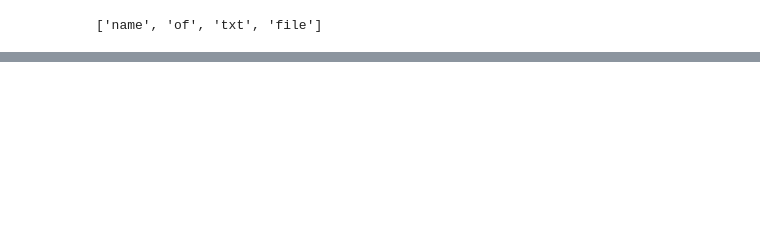
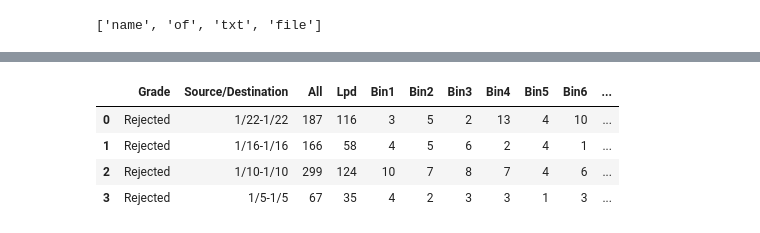
Before and after one commit to anhvo31/wafer-particles, a Jupyter notebook: Data_Summary_Analysis.ipynb, the cells around one changed output, grey strips where cells are left out. Cells and saved outputs as stored; diff of their text form; code cells hidden in the pictures; blank space fills up the shorter version.

```diff
--- a/Data_Summary_Analysis.ipynb
+++ b/Data_Summary_Analysis.ipynb
@@ -181,0 +201,10 @@ LONG TEST
+# %%
+# removes irrelevant rows
+df = df.drop([0, 1, 3, 4, 5, 12, 13, 14, 15, 17]).reset_index(drop=True)
+df
+# %% [output]
+|  | Grade | Source/Destination | All | Lpd | Bin1 | Bin2 | Bin3 | Bin4 | Bin5 | Bin6 | ... |
+| 0 | Rejected | 1/22-1/22 | 187 | 116 | 3 | 5 | 2 | 13 | 4 | 10 | ... |
+| 1 | Rejected | 1/16-1/16 | 166 | 58 | 4 | 5 | 6 | 2 | 4 | 1 | ... |
+| 2 | Rejected | 1/10-1/10 | 299 | 124 | 10 | 7 | 8 | 7 | 4 | 6 | ... |
+| 3 | Rejected | 1/5-1/5 | 67 | 35 | 4 | 2 | 3 | 3 | 1 | 3 | ... |
```
Also changed, not shown: parts of 3 cells of this notebook.
